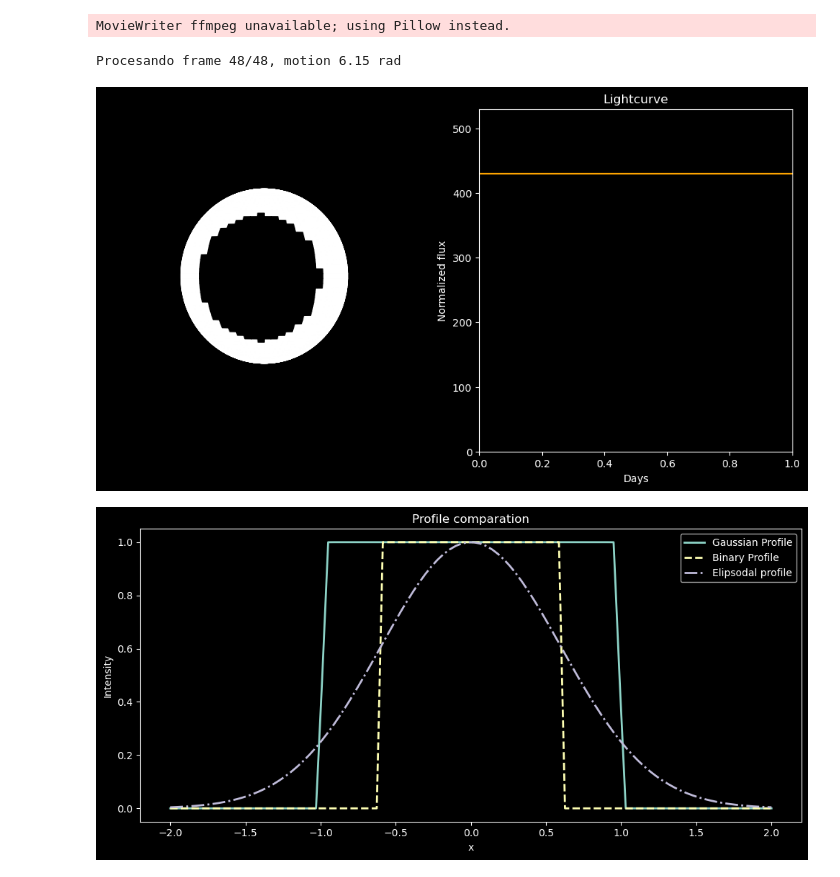
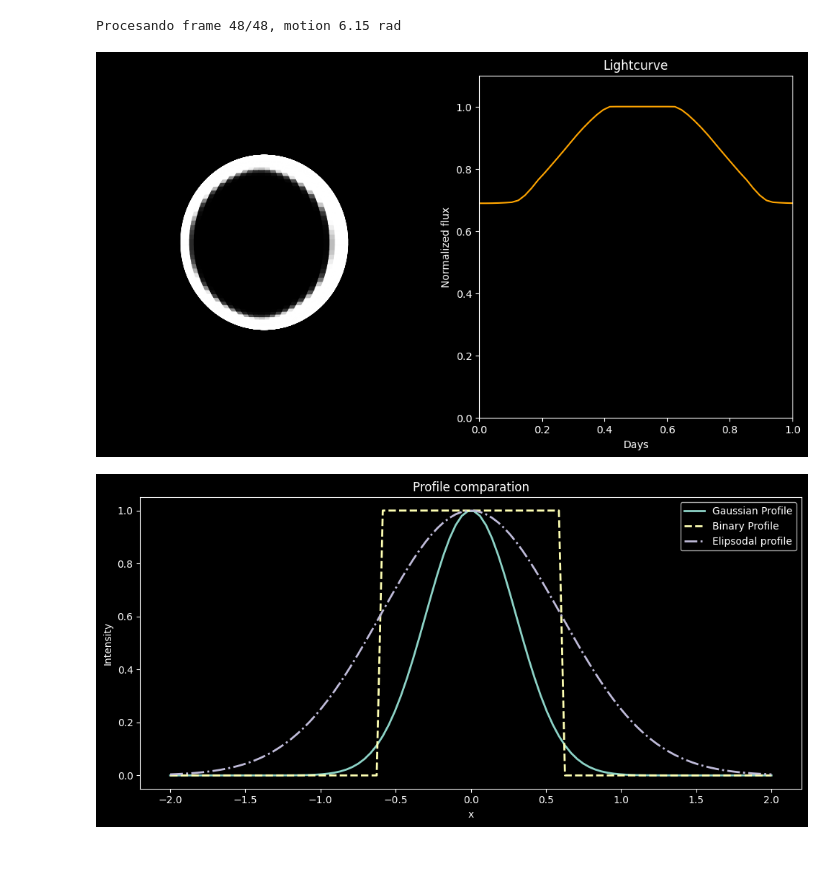
Before and after one commit to Ruben94astro/Tesis, a Jupyter notebook: mask function spot.ipynb, the cells around one changed output. Drawn from its saved outputs; the diff is of its cells as text; code cells hidden in the pictures.

```diff
--- a/mask function spot.ipynb
+++ b/mask function spot.ipynb
@@ -59,8 +59,8 @@ def spot_mask(theta_mesh, spot_theta_rad,phi_mesh,spot_phi_rad):
     delta_phi = np.abs(phi_mesh - spot_phi_rad)
     distance_squared = delta_theta**2 + delta_phi**2
     sigma_squared = (spot_radius_rad / 2)**2
-    #return np.exp(-distance_squared/ (2* sigma_squared))
-    return np.where(np.abs(distance_squared) <= 0.6, 1, 0)
+    return np.exp(-distance_squared**20/ (2* sigma_squared))
+    #return np.where(np.abs(distance_squared) <= 0.6, 1, 0)
 
 
 #animation Function
@@ -81,20 +81,19 @@ def animate(i, gray_texture, mu, spot_theta_rad, spot_phi_rad, spot_radius_rad,
     # Add texture to spot
     #texture = gray_texture * (1 - spot_mask_motion)
     texture *=(1-spot_mask_motion)
-
-
-    # Plot surface
-    #surf = ax_sphere.plot_surface(x, y, z, rstride=1, cstride=1, facecolors=texture, shade=False)
+    visible = mu > 0
+    total_flux = np.sum(texture[visible])
+    fluxes.append(total_flux)
     surf = ax_sphere.plot_surface(x, y, z, rstride=1, cstride=1, facecolors=plt.cm.gray(texture), shade=False)
 
+    # Aplicar mancha: apagar textura donde hay manch
 
-    total_flux = np.sum(texture*mu)
-    fluxes.append(total_flux)
+    # Crear máscara visible (mu > 0.01 para evitar borde)
+
 
     #Normalized curve
     fluxes_normalized = normalize([fluxes], norm="max")[0]
-    #line_curve.set_data(np.arange(len(fluxes))*(cadence_time.to(u.day)).value, fluxes_normalized)
-    line_curve.set_data(np.arange(len(fluxes)), fluxes)
+    line_curve.set_data(np.arange(len(fluxes))*(cadence_time.to(u.day)).value, fluxes_normalized)
 
     print(f"Procesando frame {i+1}/{total_frames}, motion {spot_theta_motion:.2f}",  end='\r')  # -------> to see the process
 
@@ -114,10 +113,13 @@ if __name__ == '__main__':
     elev = 0
     azim = 0
 
+    # Flux saves
+    fluxes = []
+
     # parameters position of the spot
     spot_theta_deg = 0 #------>Longitude
     spot_phi_deg = 90 #------>Latitude
-    spot_radius_deg = 2000
+    spot_radius_deg = 50
 
     #parameters of how many days periods
     observing_baseline_days = 1* u.day#----> Observation time
@@ -169,39 +171,37 @@ if __name__ == '__main__':
 
 
     # Figure
     plt.style.use('dark_background')# -----> dark background
     fig = plt.figure(figsize=(12, 6))
 
     ax_sphere = fig.add_subplot(121, projection='3d')
     ax_curve = fig.add_subplot(122)
     ax_sphere.set_box_aspect((0.98, 1, 0.95))#-------> symtries of the sun
     ax_sphere.set_axis_off()
 
     ax_curve.set_title('Lightcurve', color='white')
     ax_curve.set_xlabel('Days')
     ax_curve.set_ylabel('Normalized flux')
     ax_curve.set_xlim(0, total_frames*(cadence_time.to(u.day)).value)
     #ax_curve.set_ylim(0.7, 1.05)
-    ax_curve.set_ylim(0,np.max(fluxes[1])+100)
+    ax_curve.set_ylim(0,1.1)
     ax_curve.set_facecolor('black')
     line_curve, = ax_curve.plot([], [], color='orange')
 
-    # Flux saves
-    fluxes = []
+
 
 
     ani = animation.FuncAnimation(
         fig, animate, frames=total_frames, interval=60, blit=False, repeat=False,
         fargs=(gray_texture, mu, spot_theta_rad, spot_phi_rad, spot_radius_rad,
                theta_mesh, phi_mesh, x, y, z, ax_sphere, elev, azim, ax_curve,
                line_curve, fluxes, total_frames)
     )
     ani.save('mask.gif', writer='ffmpeg', fps=20)
     plt.show()
 # %% [output]
-MovieWriter ffmpeg unavailable; using Pillow instead.
+Procesando frame 48/48, motion 6.15 rad
-Procesando frame 48/48, motion 6.15 rad
-[figure, old version]
+[figure, new version]
 # %%
 import numpy as np
 import matplotlib.pyplot as plt
@@ -215,7 +215,7 @@ radius_binary = 0.6
 sigma_ellip = 0.6
 
 # Profiles
-gaussian_profile = np.exp(-r**200 / (2 * sigma_gauss**2))
+gaussian_profile = np.exp(-r**2 / (2 * sigma_gauss**2))
 binary_profile = np.where(np.abs(r) <= radius_binary, 1, 0)
 
 elliptical_profile = np.exp(-r**2 / (2 * sigma_ellip**2))
@@ -233,5 +233,5 @@ plt.legend()
 plt.tight_layout()
 plt.show()
 # %% [output]
-[figure, old version]
+[figure, new version]
 # %%
```
Also changed, not shown: parts of 2 cells of this notebook.
